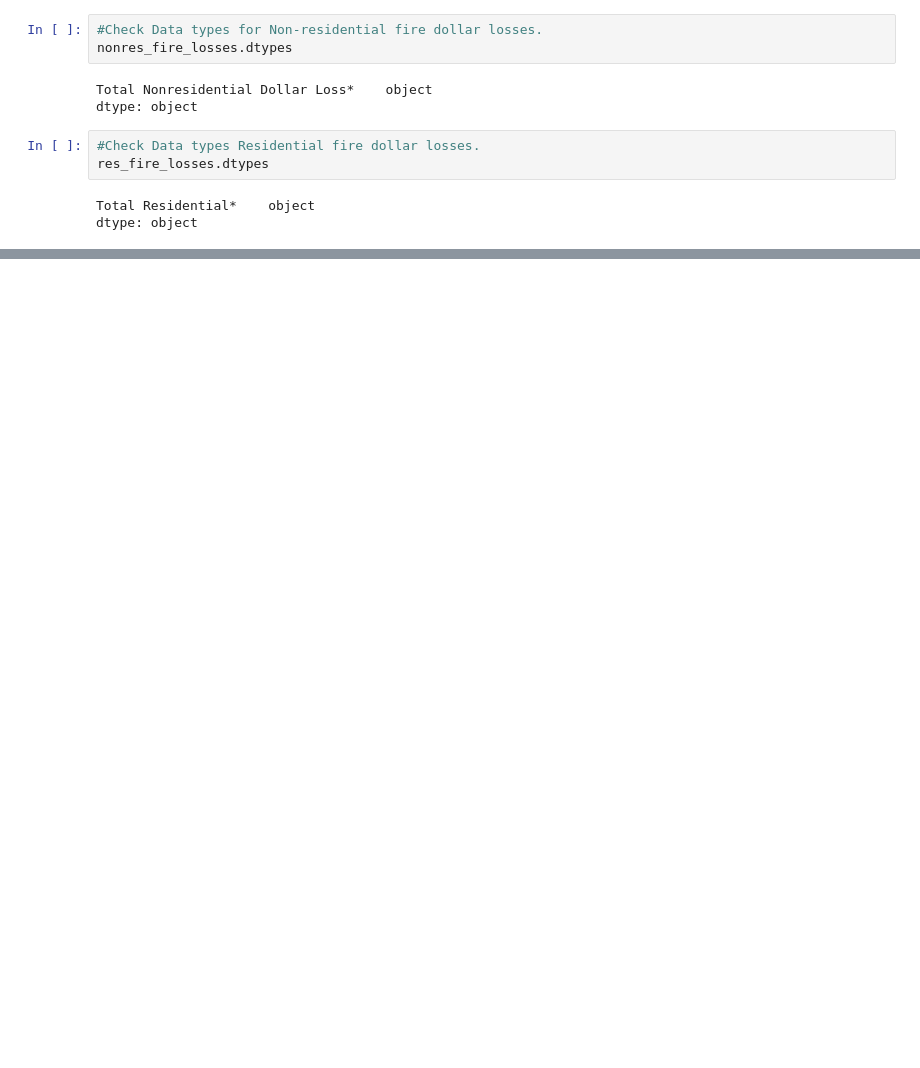
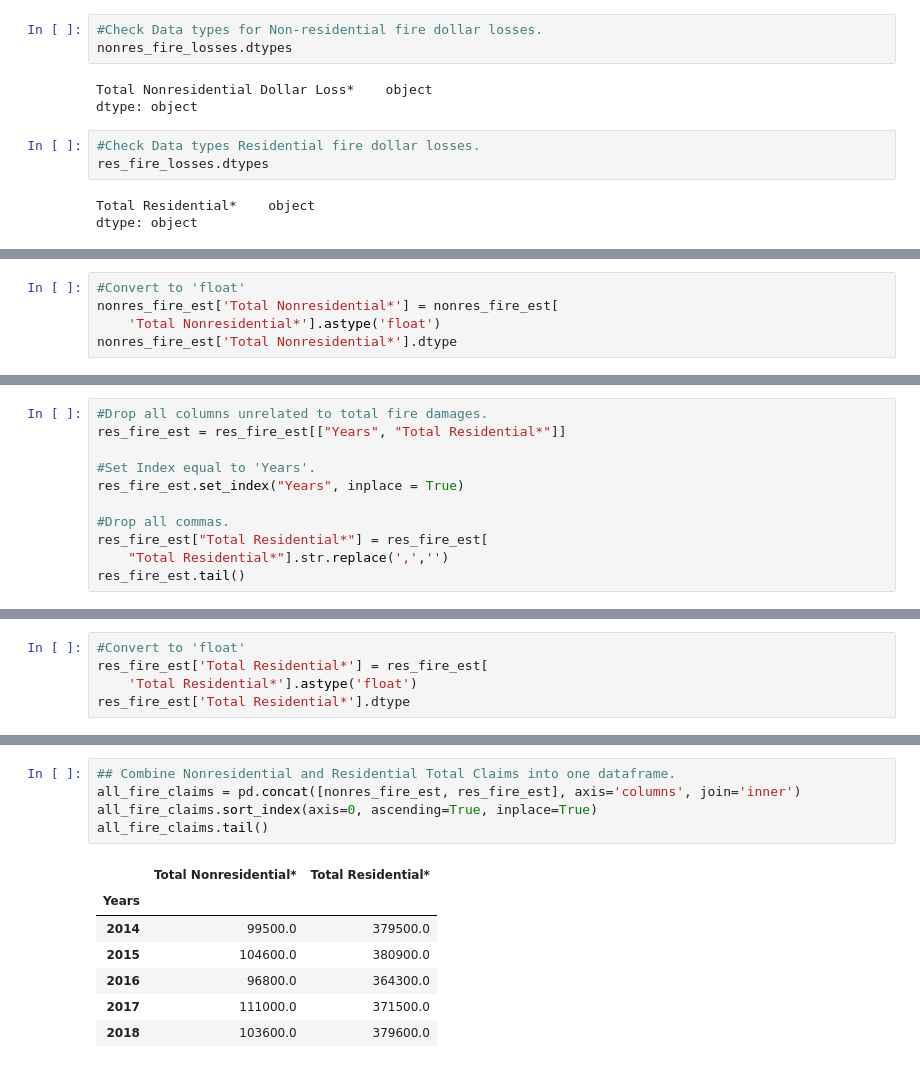
Before and after one commit to AnnSweetNanners/Project-1, a Jupyter notebook: Fire_Analysis.ipynb, the cells around one changed output, grey strips where cells are left out. Cells and saved outputs as stored; diff of their text form; blank space fills up the shorter version.

```diff
--- a/Fire_Analysis.ipynb
+++ b/Fire_Analysis.ipynb
@@ -147,0 +195,5 @@ Calculate a risk return analysis on invested 60% of premiums not paid out from l
+# %%
+#Convert to 'float'
+nonres_fire_est['Total Nonresidential*'] = nonres_fire_est[
+    'Total Nonresidential*'].astype('float')
+nonres_fire_est['Total Nonresidential*'].dtype
@@ -147,0 +216,11 @@ Calculate a risk return analysis on invested 60% of premiums not paid out from l
+# %%
+#Drop all columns unrelated to total fire damages.
+res_fire_est = res_fire_est[["Years", "Total Residential*"]]
+
+#Set Index equal to 'Years'.
+res_fire_est.set_index("Years", inplace = True)
+
+#Drop all commas.
+res_fire_est["Total Residential*"] = res_fire_est[
+    "Total Residential*"].str.replace(',','')
+res_fire_est.tail()
@@ -147,0 +241,5 @@ Calculate a risk return analysis on invested 60% of premiums not paid out from l
+# %%
+#Convert to 'float'
+res_fire_est['Total Residential*'] = res_fire_est[
+    'Total Residential*'].astype('float')
+res_fire_est['Total Residential*'].dtype
@@ -147,0 +257,13 @@ Calculate a risk return analysis on invested 60% of premiums not paid out from l
+# %%
+## Combine Nonresidential and Residential Total Claims into one dataframe.
+all_fire_claims = pd.concat([nonres_fire_est, res_fire_est], axis='columns', join='inner')
+all_fire_claims.sort_index(axis=0, ascending=True, inplace=True)
+all_fire_claims.tail()
+# %% [output]
+|  | Total Nonresidential* | Total Residential* |
+| Years |  |  |
+| 2014 | 99500.0 | 379500.0 |
+| 2015 | 104600.0 | 380900.0 |
+| 2016 | 96800.0 | 364300.0 |
+| 2017 | 111000.0 | 371500.0 |
+| 2018 | 103600.0 | 379600.0 |
```
Also changed, not shown: parts of 50 cells of this notebook, 12 other files.
